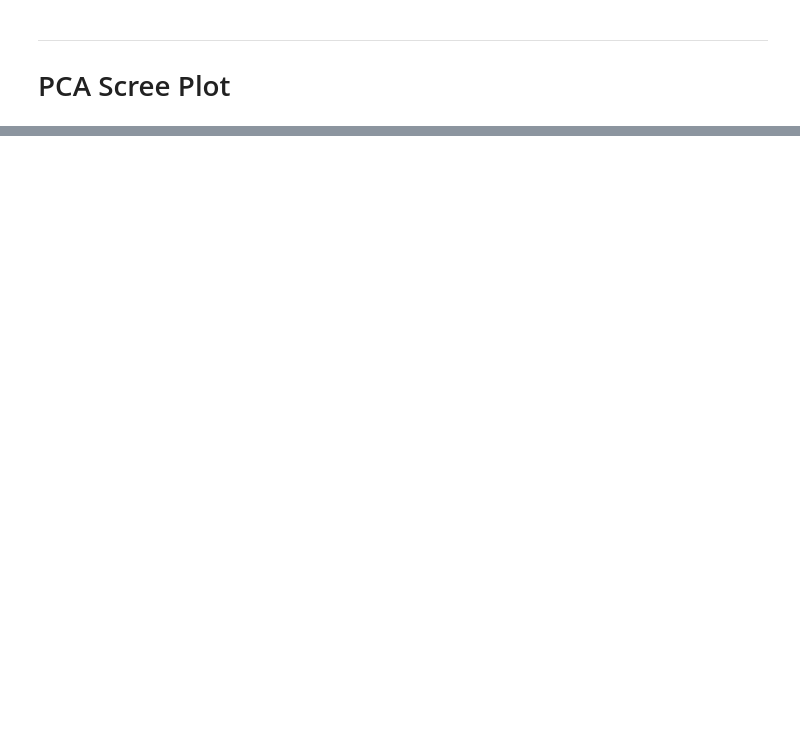
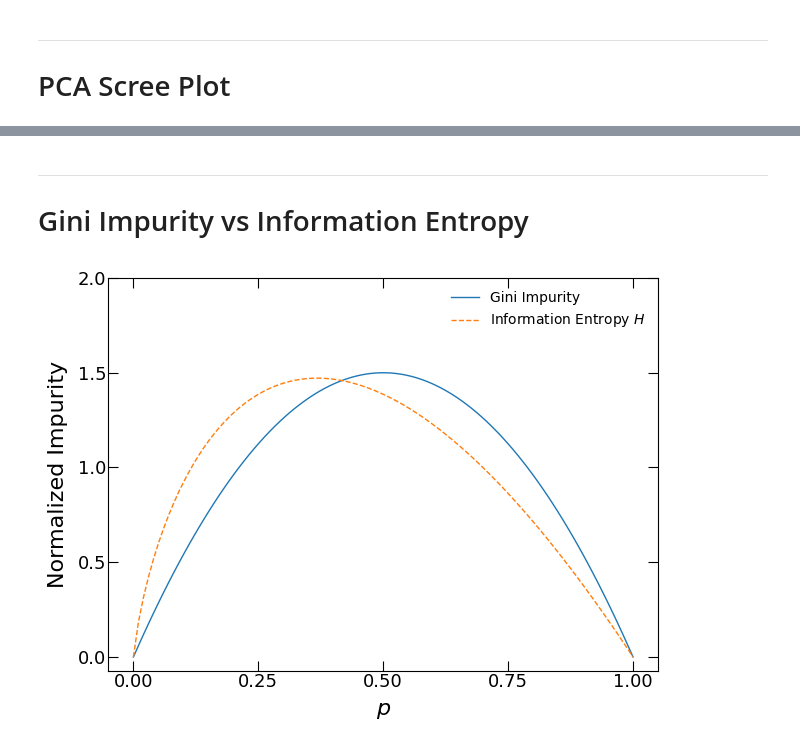
Before and after one commit to mepland/data_science_notes, a Jupyter notebook: plots/plots.ipynb, the cells around one changed output, grey strips where cells are left out. Cells and saved outputs as stored; diff of their text form; code cells hidden in the pictures; blank space fills up the shorter version.

Commit message:
created new gini_vs_info_entropy plot, and updated jupyter to py conversion

```diff
--- a/plots/plots.ipynb
+++ b/plots/plots.ipynb
@@ -441,0 +442,40 @@ plot_scree(pca, m_path=output, plot_cumsum=True, reference_lines=True, inline=in
+# %% [markdown]
+***
+# Gini Impurity vs Information Entropy
+# %%
+fig, ax = plt.subplots()
+
+ax.tick_params(
+    axis='both',
+    which='minor',
+    bottom=False,
+    top=False,
+    left=False,
+    right=False,
+    labelleft=True,
+    labelbottom=True)
+
+xs = np.linspace(0, 1, 100)
+gini = [6*x*(1-x) for x in xs]
+H = [-4*x*np.log(x) if x != 0. else 0. for x in xs]
+
+ax.plot(xs, gini, '-', c='C0', lw=1, label='Gini Impurity')
+ax.plot(xs, H, '--', c='C1', lw=1, label='Information Entropy $H$')
+
+ax.xaxis.set_ticks(np.linspace(0, 1, 5))
+ax.yaxis.set_ticks(np.linspace(0, 2, 5))
+ax.set_xlabel('$p$', labelpad=7)
+ax.set_ylabel('Normalized Impurity', labelpad=7)
+
+leg = ax.legend(loc='upper right',frameon=False)
+leg.get_frame().set_facecolor('none')
+
+plt.tight_layout()
+if inline:
+    fig.show()
+else:
+    os.makedirs(output, exist_ok=True)
+    fig.savefig(f'{output}/gini_vs_info_entropy.pdf')
+    plt.close('all')
+# %% [output]
+[figure, added]
```
Also changed, not shown: parts of 13 cells of this notebook, 1 other file.
